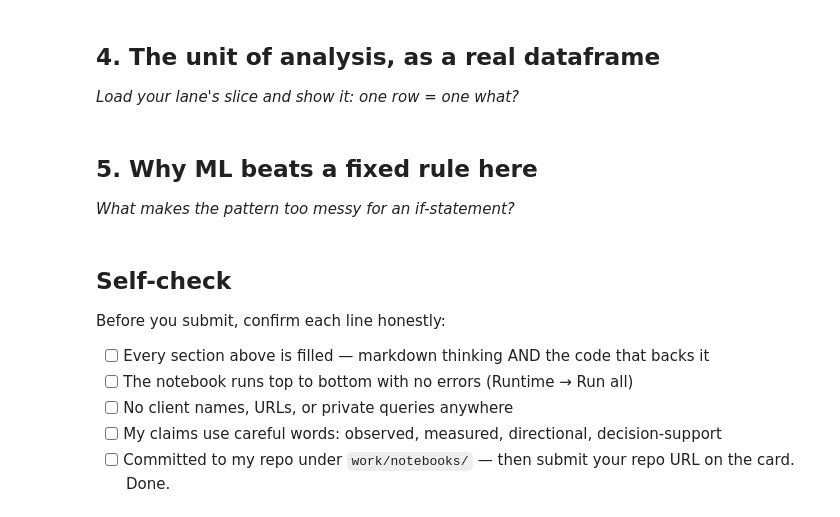
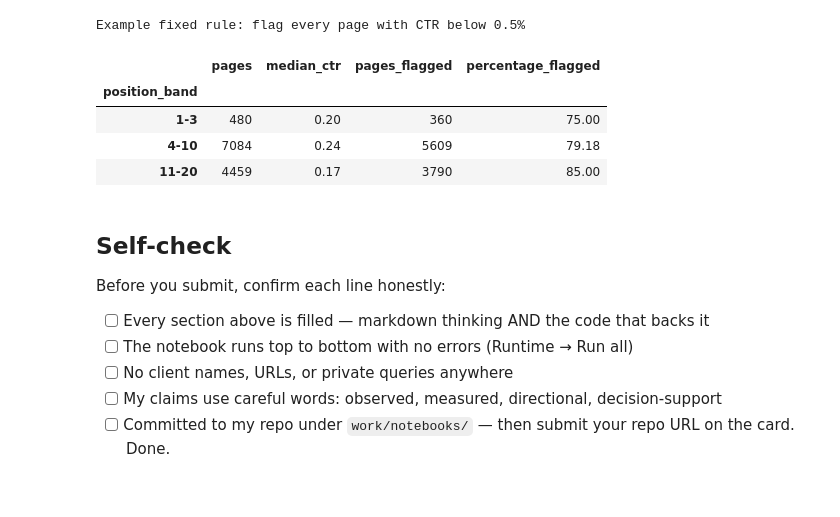
Before and after one commit to kevinwdt/flyrank-internship-ml, a Jupyter notebook: work/notebooks/w02_ml_task_framing.ipynb, the cells around one changed output. Saved outputs shown, nothing was run; the diff lists cells and outputs as text; code cells hidden in the pictures.

```diff
--- a/work/notebooks/w02_ml_task_framing.ipynb
+++ b/work/notebooks/w02_ml_task_framing.ipynb
@@ -27,7 +221,34 @@ This skeleton is yours to fill. Work the sections **in order** — each one has
 # %%
 # This cell is for CODE (numbers, a query, a check).
 # Write your text answer in the cell ABOVE this one — typing sentences here breaks Run All.
+
+# Demonstrate the weakness of one global CTR threshold.
+fixed_threshold = 0.5  # This means 0.5%, not 50%.
+
+rule_comparison = (
+    lane_df.groupby("position_band", observed=True)
+    .agg(
+        pages=("ctr", "size"),
+        median_ctr=("ctr", "median"),
+        pages_flagged=(
+            "ctr",
+            lambda values: (values < fixed_threshold).sum()
+        )
+    )
+)
+
+rule_comparison["percentage_flagged"] = (
+    rule_comparison["pages_flagged"]
+    / rule_comparison["pages"]
+    * 100
+)
+
+print("Example fixed rule: flag every page with CTR below 0.5%")
+display(rule_comparison.round(2))
+# %% [output]
+Example fixed rule: flag every page with CTR below 0.5%
+|  | pages | median_ctr | pages_flagged | percentage_flagged |
+| position_band |  |  |  |  |
+| 1-3 | 480 | 0.20 | 360 | 75.00 |
+| 4-10 | 7084 | 0.24 | 5609 | 79.18 |
+| 11-20 | 4459 | 0.17 | 3790 | 85.00 |
-# %% [markdown]
-## 4. The unit of analysis, as a real dataframe
-
-*Load your lane's slice and show it: one row = one what?*
@@ -37,4 +254,0 @@ This skeleton is yours to fill. Work the sections **in order** — each one has
-# %% [markdown]
-## 5. Why ML beats a fixed rule here
-
-*What makes the pattern too messy for an if-statement?*
```
Also changed, not shown: parts of 14 cells of this notebook.
